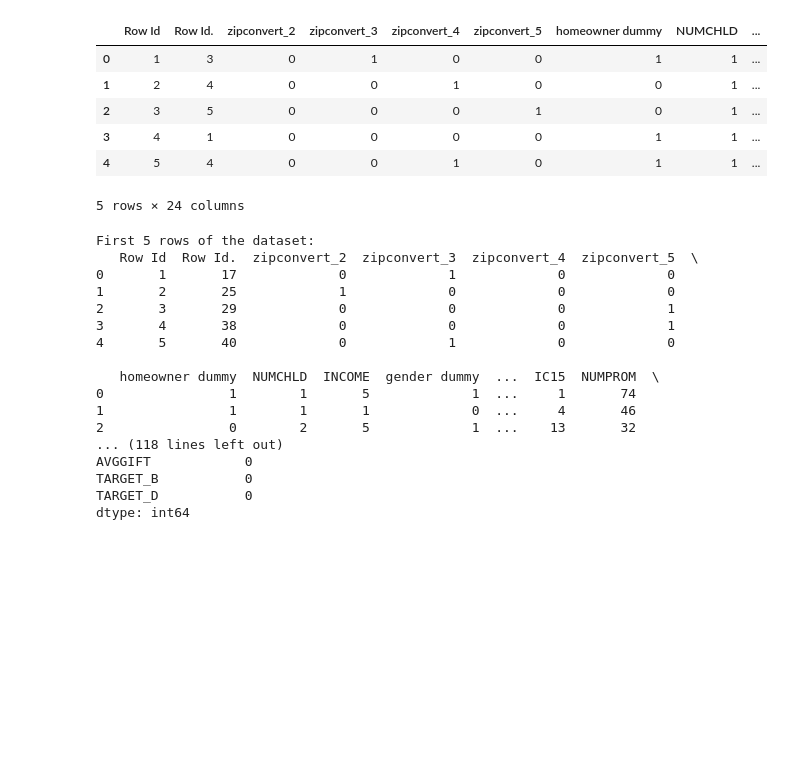
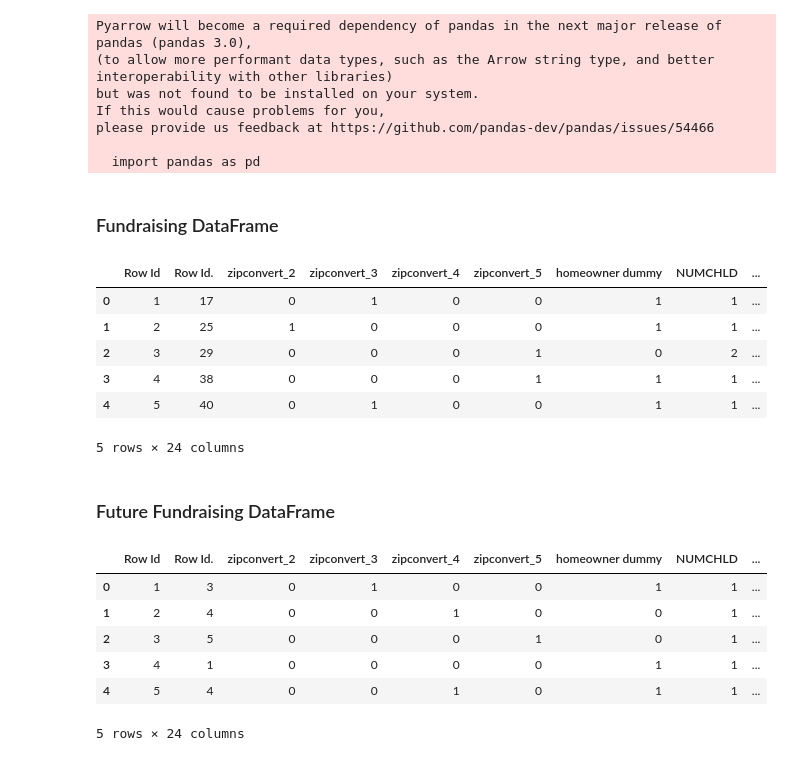
Before and after one commit to Gabeleo24/ADS-505-01, a Jupyter notebook: Mod 04/Assignment 4.1/Assignment 4.1.ipynb, the cells around one changed output. Cells and saved outputs as stored; diff of their text form; code cells hidden in the pictures; blank space fills up the shorter version.

```diff
--- a/Mod 04/Assignment 4.1/Assignment 4.1.ipynb
+++ b/Mod 04/Assignment 4.1/Assignment 4.1.ipynb
@@ -1,62 +1,43 @@
 # %%
 import pandas as pd
 import numpy as np
+from IPython.display import display, HTML
 
+# Load the data
 df = pd.read_csv(
     "/Users/gabrielmancillas/Desktop/ADS 505-01/Mod 04/Assignment 4.1/Fundraising.csv"
 )
 dff = pd.read_csv(
     "/Users/gabrielmancillas/Desktop/ADS 505-01/Mod 04/Assignment 4.1/FutureFundraising.csv"
 )
 
-df.head()
-dff.head()
+# Display both DataFrames side by side
+display(HTML("<h3>Fundraising DataFrame</h3>"))
+display(df.head())
+
+display(HTML("<h3>Future Fundraising DataFrame</h3>"))
+display(dff.head())
 # %% [output]
+Pyarrow will become a required dependency of pandas in the next major release of pandas (pandas 3.0),
+(to allow more performant data types, such as the Arrow string type, and better interoperability with other libraries)
+but was not found to be installed on your system.
+If this would cause problems for you,
+please provide us feedback at https://github.com/pandas-dev/pandas/issues/54466
+
+  import pandas as pd
+Fundraising DataFrame
 |  | Row Id | Row Id. | zipconvert_2 | zipconvert_3 | zipconvert_4 | zipconvert_5 | homeowner dummy | NUMCHLD | ... |
-| 0 | 1 | 3 | 0 | 1 | 0 | 0 | 1 | 1 | ... |
-| 1 | 2 | 4 | 0 | 0 | 1 | 0 | 0 | 1 | ... |
-| 2 | 3 | 5 | 0 | 0 | 0 | 1 | 0 | 1 | ... |
-| 3 | 4 | 1 | 0 | 0 | 0 | 0 | 1 | 1 | ... |
-| 4 | 5 | 4 | 0 | 0 | 1 | 0 | 1 | 1 | ... |
+| 0 | 1 | 17 | 0 | 1 | 0 | 0 | 1 | 1 | ... |
+| 1 | 2 | 25 | 1 | 0 | 0 | 0 | 1 | 1 | ... |
+| 2 | 3 | 29 | 0 | 0 | 0 | 1 | 0 | 2 | ... |
+| 3 | 4 | 38 | 0 | 0 | 0 | 1 | 1 | 1 | ... |
+| 4 | 5 | 40 | 0 | 1 | 0 | 0 | 1 | 1 | ... |
-5 rows × 24 columns
+5 rows × 24 columns
+Future Fundraising DataFrame
+|  | Row Id | Row Id. | zipconvert_2 | zipconvert_3 | zipconvert_4 | zipconvert_5 | homeowner dummy | NUMCHLD | ... |
+| 0 | 1 | 3 | 0 | 1 | 0 | 0 | 1 | 1 | ... |
+| 1 | 2 | 4 | 0 | 0 | 1 | 0 | 0 | 1 | ... |
+| 2 | 3 | 5 | 0 | 0 | 0 | 1 | 0 | 1 | ... |
+| 3 | 4 | 1 | 0 | 0 | 0 | 0 | 1 | 1 | ... |
+| 4 | 5 | 4 | 0 | 0 | 1 | 0 | 1 | 1 | ... |
+5 rows × 24 columns
-# %%
-import pandas as pd
-import numpy as np
-import matplotlib.pyplot as plt
-import seaborn as sns
-
-# 1. Understand the Data
-print("First 5 rows of the dataset:")
-print(df.head())
-
-print("\nData types and missing values:")
-print(df.info())
-
-print("\nSummary statistics:")
-print(df.describe())
-
-# 2. Handle Missing Values
-print("\nMissing values per column:")
-print(df.isnull().sum())
-
-# Fill missing values or drop columns/rows with missing values
-# Example: Fill missing values with the mean
-df.fillna(df.mean(), inplace=True)
-# %% [output]
-First 5 rows of the dataset:
-   Row Id  Row Id.  zipconvert_2  zipconvert_3  zipconvert_4  zipconvert_5  \
-0       1       17             0             1             0             0
-1       2       25             1             0             0             0
-2       3       29             0             0             0             1
-3       4       38             0             0             0             1
-4       5       40             0             1             0             0
-
-   homeowner dummy  NUMCHLD  INCOME  gender dummy  ...  IC15  NUMPROM  \
-0                1        1       5             1  ...     1       74
-1                1        1       1             0  ...     4       46
-2                0        2       5             1  ...    13       32
-... (118 lines left out)
-AVGGIFT            0
-TARGET_B           0
-TARGET_D           0
-dtype: int64
```
Also changed, not shown: parts of 36 cells of this notebook, 4 other files.
